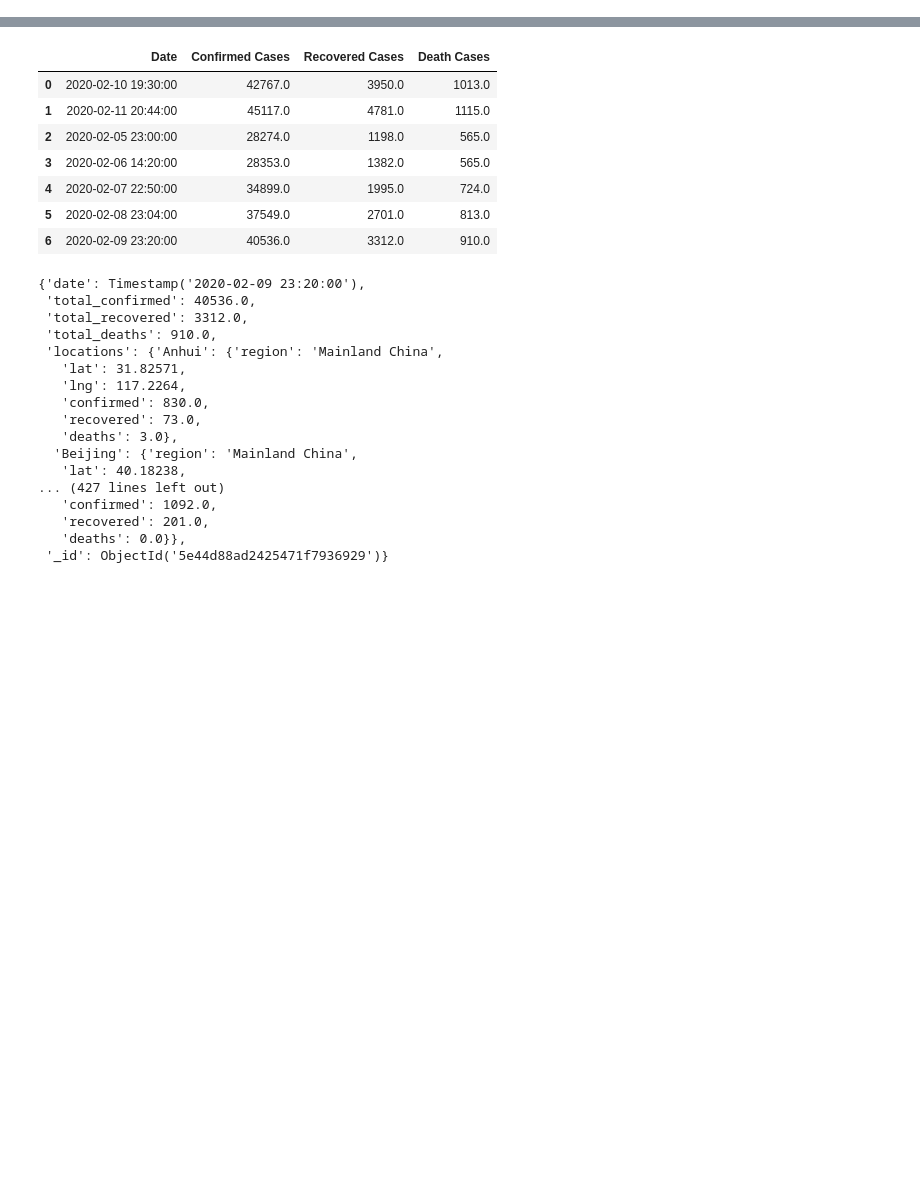
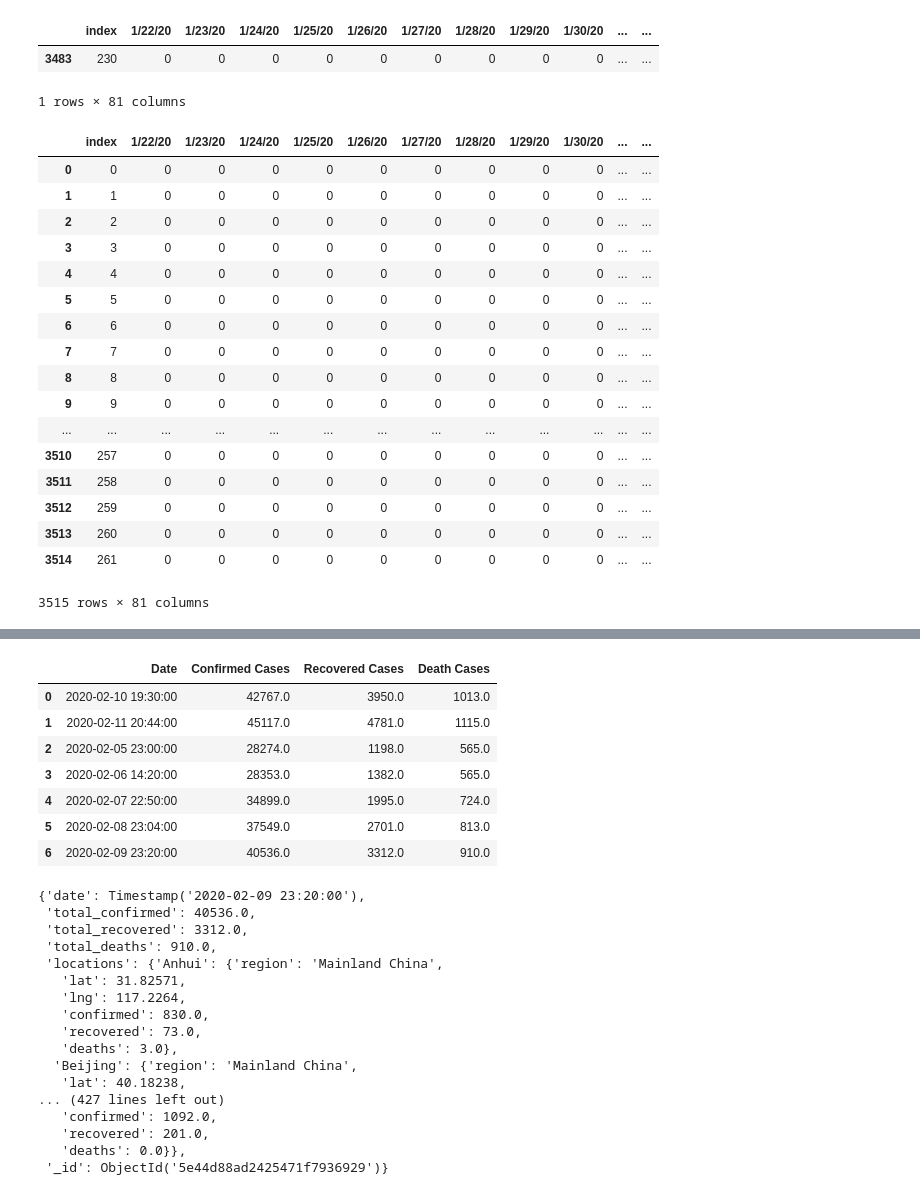
Before and after one commit to costcohotdog/wuhan-coronavirus, a Jupyter notebook: notebooks/Automatic Data.ipynb, the cells around one changed output, grey strips where cells are left out. Cells and saved outputs as stored; diff of their text form; code cells hidden in the pictures; blank space fills up the shorter version.

```diff
--- a/notebooks/Automatic Data.ipynb
+++ b/notebooks/Automatic Data.ipynb
@@ -148,0 +228,6 @@ confirmed_imports_filtered
+# %%
+confirmed_global_df = confirmed_global_df[confirmed_global_imports_filtered]
+confirmed_states_df = confirmed_states_df[confirmed_US_imports_filtered]
+recovered_df = recovered_df[recovered_global_imports_filtered]
+deaths_global_df = deaths_global_df[deaths_global_imports_filtered]
+deaths_states_df = deaths_states_df[deaths_US_imports_filtered]
@@ -148,0 +269,49 @@ confirmed_imports_filtered
+# %%
+confirmed_US_df = confirmed_states_df.drop(['UID', 'iso2', 'iso3', 'code3', 'FIPS', 'Combined_Key' ], axis=1)
+deaths_US_df = deaths_states_df.drop(['UID', 'iso2', 'iso3', 'code3', 'FIPS', 'Combined_Key' ], axis=1)
+confirmed_US_df.rename(columns={"Long_": "Long", "Country_Region": "Country/Region", "Province_State": "Province/State"}, inplace = True)
+deaths_US_df.rename(columns={"Long_": "Long", "Country_Region": "Country/Region", "Province_State": "Province/State"}, inplace = True)
+recovered_df["Admin2"] = np.nan
+# %%
+confirmed_df = confirmed_US_df.append(confirmed_global_df)
+deaths_df = deaths_US_df.append(deaths_global_df)
+# %%
+confirmed_df = confirmed_df.reset_index()
+recovered_df = recovered_df.reset_index()
+deaths_df = deaths_df.reset_index()
+
+confirmed_df.loc[confirmed_df['Province/State'].isnull(),'Province/State'] = confirmed_df['Country/Region']
+confirmed_df.loc[confirmed_df['Admin2'].isnull(),'Admin2'] = confirmed_df['Country/Region']
+
+recovered_df.loc[confirmed_df['Province/State'].isnull(),'Province/State'] = recovered_df['Country/Region']
+recovered_df.loc[confirmed_df['Admin2'].isnull(),'Admin2'] = recovered_df['Country/Region']
+
+deaths_df.loc[confirmed_df['Province/State'].isnull(),'Province/State'] = deaths_df['Country/Region']
+deaths_df.loc[confirmed_df['Admin2'].isnull(),'Admin2'] = deaths_df['Country/Region']
+# %%
+confirmed_df[confirmed_df['Country/Region'] == 'Zimbabwe']
+# %% [output]
+|  | index | 1/22/20 | 1/23/20 | 1/24/20 | 1/25/20 | 1/26/20 | 1/27/20 | 1/28/20 | 1/29/20 | 1/30/20 | ... | ... |
+| 3483 | 230 | 0 | 0 | 0 | 0 | 0 | 0 | 0 | 0 | 0 | ... | ... |
+1 rows × 81 columns
+# %%
+confirmed_df
+# %% [output]
+|  | index | 1/22/20 | 1/23/20 | 1/24/20 | 1/25/20 | 1/26/20 | 1/27/20 | 1/28/20 | 1/29/20 | 1/30/20 | ... | ... |
+| 0 | 0 | 0 | 0 | 0 | 0 | 0 | 0 | 0 | 0 | 0 | ... | ... |
+| 1 | 1 | 0 | 0 | 0 | 0 | 0 | 0 | 0 | 0 | 0 | ... | ... |
+| 2 | 2 | 0 | 0 | 0 | 0 | 0 | 0 | 0 | 0 | 0 | ... | ... |
+| 3 | 3 | 0 | 0 | 0 | 0 | 0 | 0 | 0 | 0 | 0 | ... | ... |
+| 4 | 4 | 0 | 0 | 0 | 0 | 0 | 0 | 0 | 0 | 0 | ... | ... |
+| 5 | 5 | 0 | 0 | 0 | 0 | 0 | 0 | 0 | 0 | 0 | ... | ... |
+| 6 | 6 | 0 | 0 | 0 | 0 | 0 | 0 | 0 | 0 | 0 | ... | ... |
+| 7 | 7 | 0 | 0 | 0 | 0 | 0 | 0 | 0 | 0 | 0 | ... | ... |
+| 8 | 8 | 0 | 0 | 0 | 0 | 0 | 0 | 0 | 0 | 0 | ... | ... |
+| 9 | 9 | 0 | 0 | 0 | 0 | 0 | 0 | 0 | 0 | 0 | ... | ... |
+| ... | ... | ... | ... | ... | ... | ... | ... | ... | ... | ... | ... | ... |
+| 3510 | 257 | 0 | 0 | 0 | 0 | 0 | 0 | 0 | 0 | 0 | ... | ... |
+| 3511 | 258 | 0 | 0 | 0 | 0 | 0 | 0 | 0 | 0 | 0 | ... | ... |
+| 3512 | 259 | 0 | 0 | 0 | 0 | 0 | 0 | 0 | 0 | 0 | ... | ... |
+| 3513 | 260 | 0 | 0 | 0 | 0 | 0 | 0 | 0 | 0 | 0 | ... | ... |
+| 3514 | 261 | 0 | 0 | 0 | 0 | 0 | 0 | 0 | 0 | 0 | ... | ... |
+3515 rows × 81 columns
```
Also changed, not shown: parts of 28 cells of this notebook.
